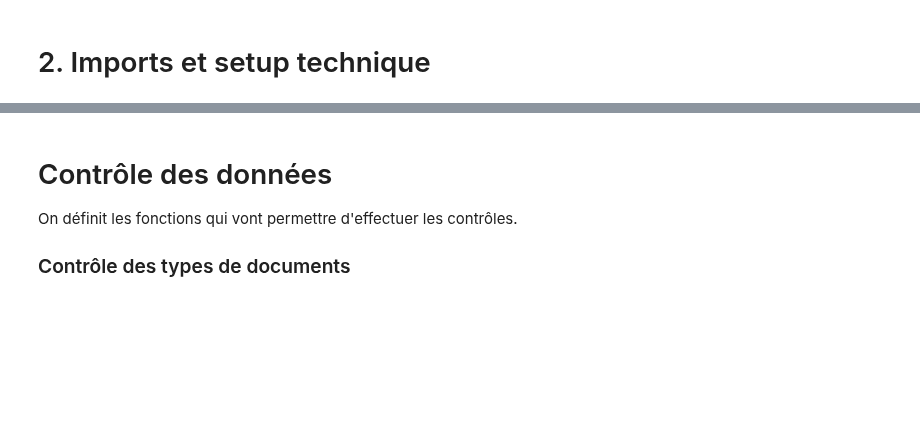
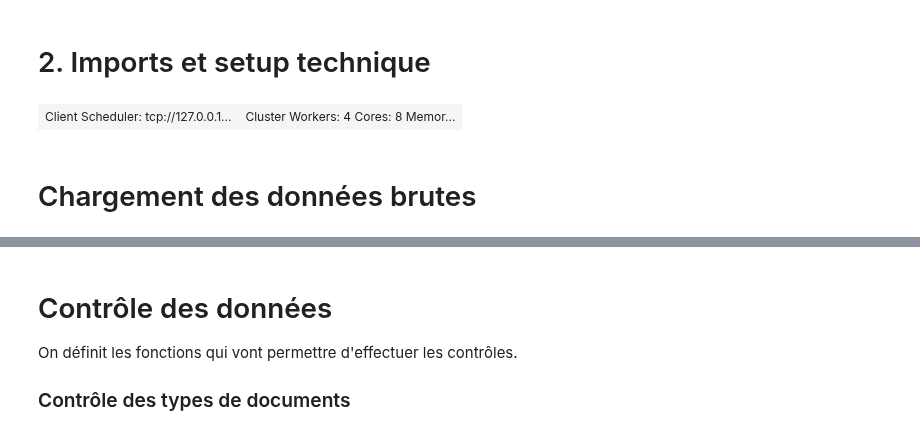
Before and after one commit to UltraDiuve/WebOrNot, a Jupyter notebook: notebooks/DataPreprocessor.ipynb, the cells around one changed output, grey strips where cells are left out. Saved outputs shown, nothing was run; the diff lists cells and outputs as text; code cells hidden in the pictures; blank space fills up the shorter version.

```diff
--- a/notebooks/DataPreprocessor.ipynb
+++ b/notebooks/DataPreprocessor.ipynb
@@ -12,20 +12,28 @@ Ce script retraite les données brutes enregistrées par le RawDataProcessor afi
 # %%
 from pathlib import Path
 import sys
 import datetime
 import pandas as pd
 from importlib import reload
 project_root = str(Path(sys.path[0]).parents[0].absolute())
 project_root
 if project_root not in sys.path:
     sys.path.append(project_root)
+import multiprocessing as mp
 
 from scripts.utils import process_df  # traitement des avoirs
 
 data_path = Path('..') / 'data'
 persist_path = Path('..') / 'persist'
 from IPython.display import display, HTML
 display(HTML("<style>.container { width:90%; }</style>"))
+
+from dask.distributed import LocalCluster, Client
+import dask.dataframe as dd
+client = Client(dashboard_address=':35000') # n_workers=1, threads_per_worker=4, processes=False, memory_limit='2GB'
+client
+# %% [output]
+| Client Scheduler: tcp://127.0.0.1... | Cluster Workers: 4 Cores: 8 Memor... |
 # %%
 orgacom_list = [
     '1ALO',
@@ -55,3 +63,5 @@ orgacom_list = [
     '2SES',
     '2SOU',
 ]
+# %% [markdown]
+# Chargement des données brutes
```
Also changed, not shown: parts of 39 cells of this notebook, 7 other files.
